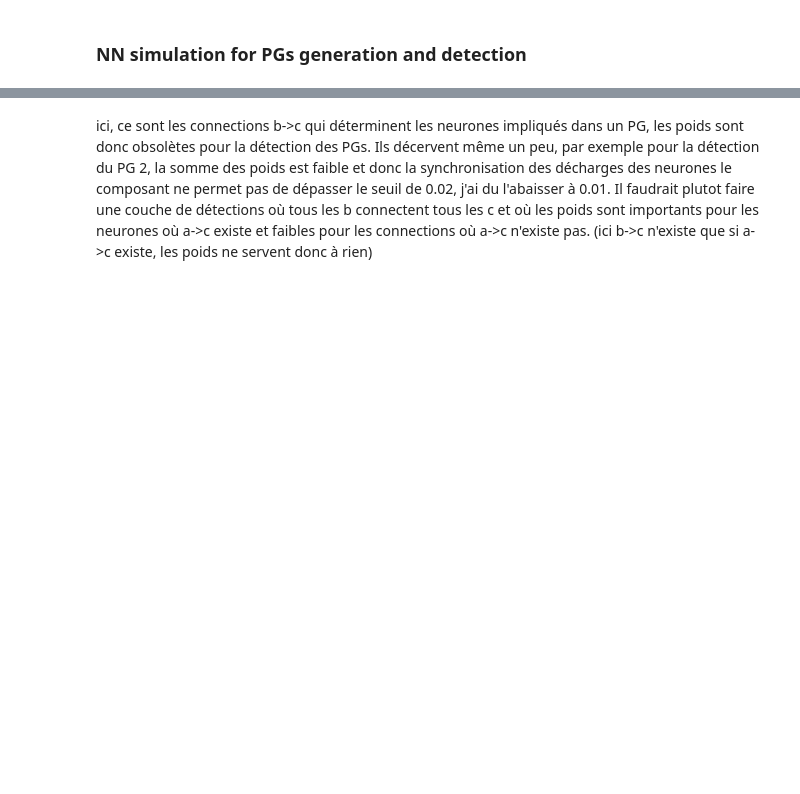
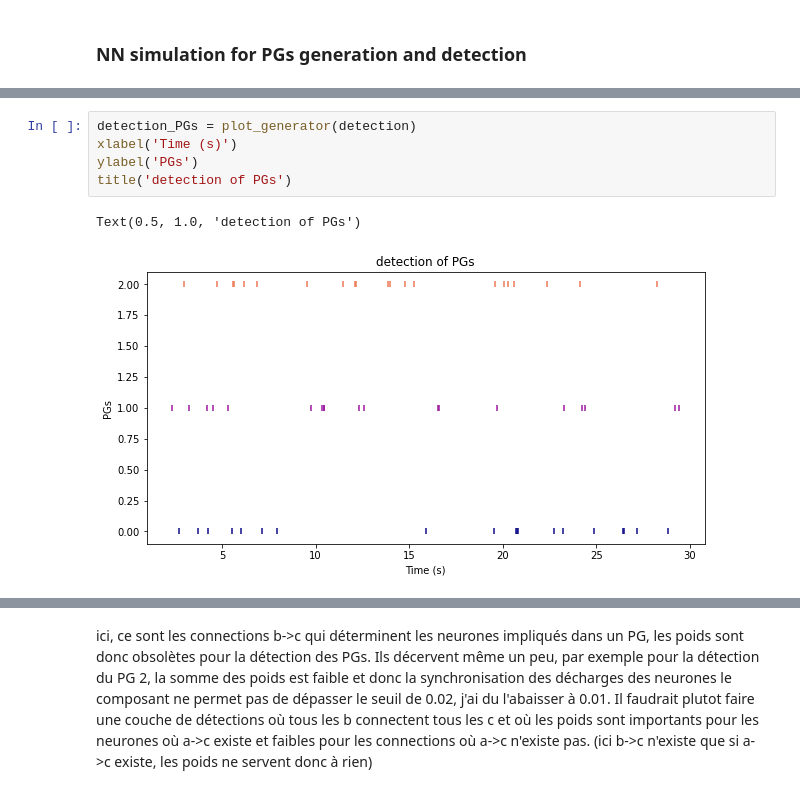
Before and after one commit to camillebesnainou/2022-01-10-polychrony, a Jupyter notebook: 2022-03-02-herewegoagain.ipynb, the cells around one changed output, grey strips where cells are left out. Cells and saved outputs as stored; diff of their text form; blank space fills up the shorter version.

```diff
--- a/2022-03-02-herewegoagain.ipynb
+++ b/2022-03-02-herewegoagain.ipynb
@@ -178,2 +216,10 @@ def visualise_connectivity(s): # ajouter les delays
+# %%
+detection_PGs = plot_generator(detection)
+xlabel('Time (s)')
+ylabel('PGs')
+title('detection of PGs')
+# %% [output]
+Text(0.5, 1.0, 'detection of PGs')
+[figure, added]
 # %%
 visualise_connectivity(s)
```
Also changed, not shown: parts of 66 cells of this notebook.
